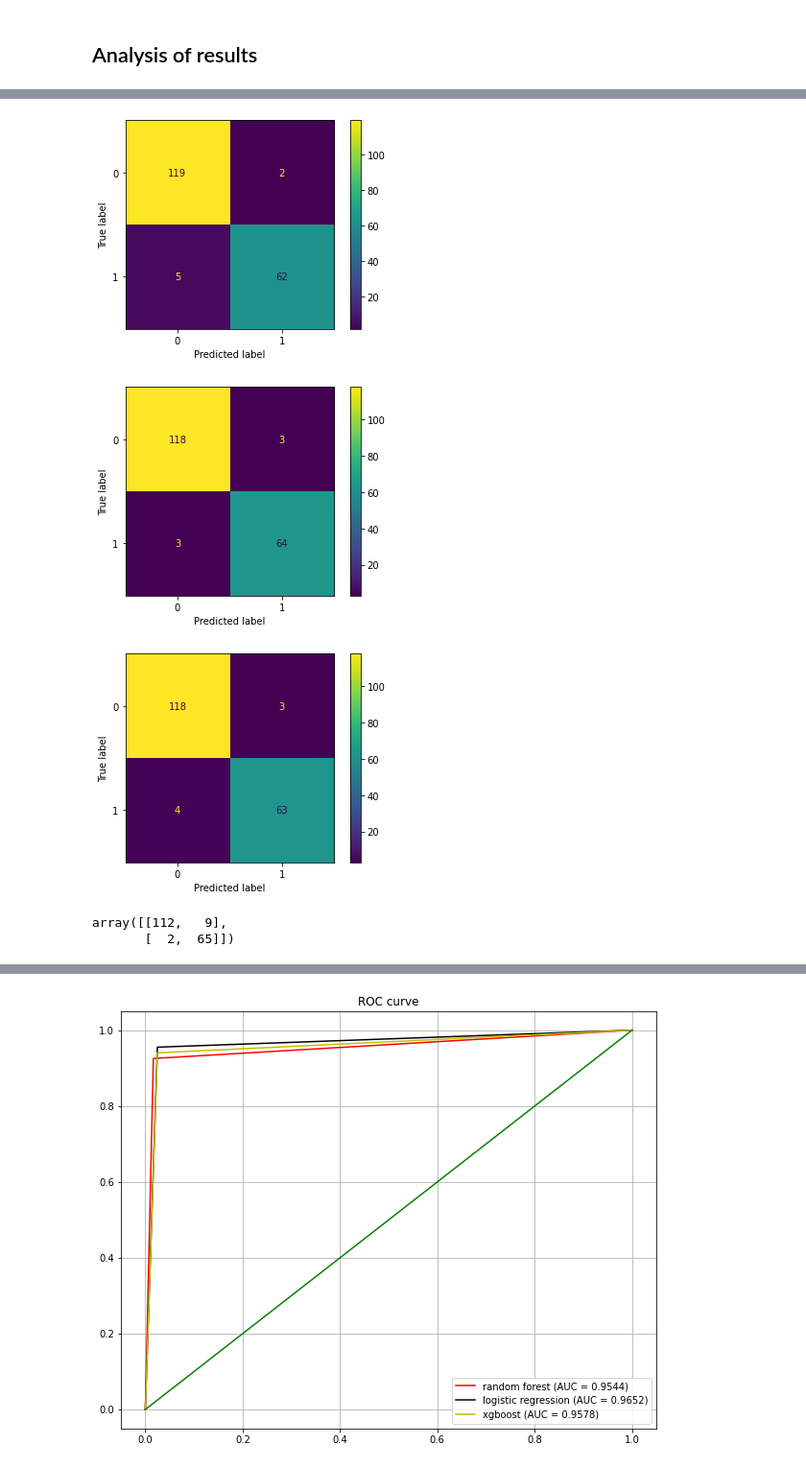
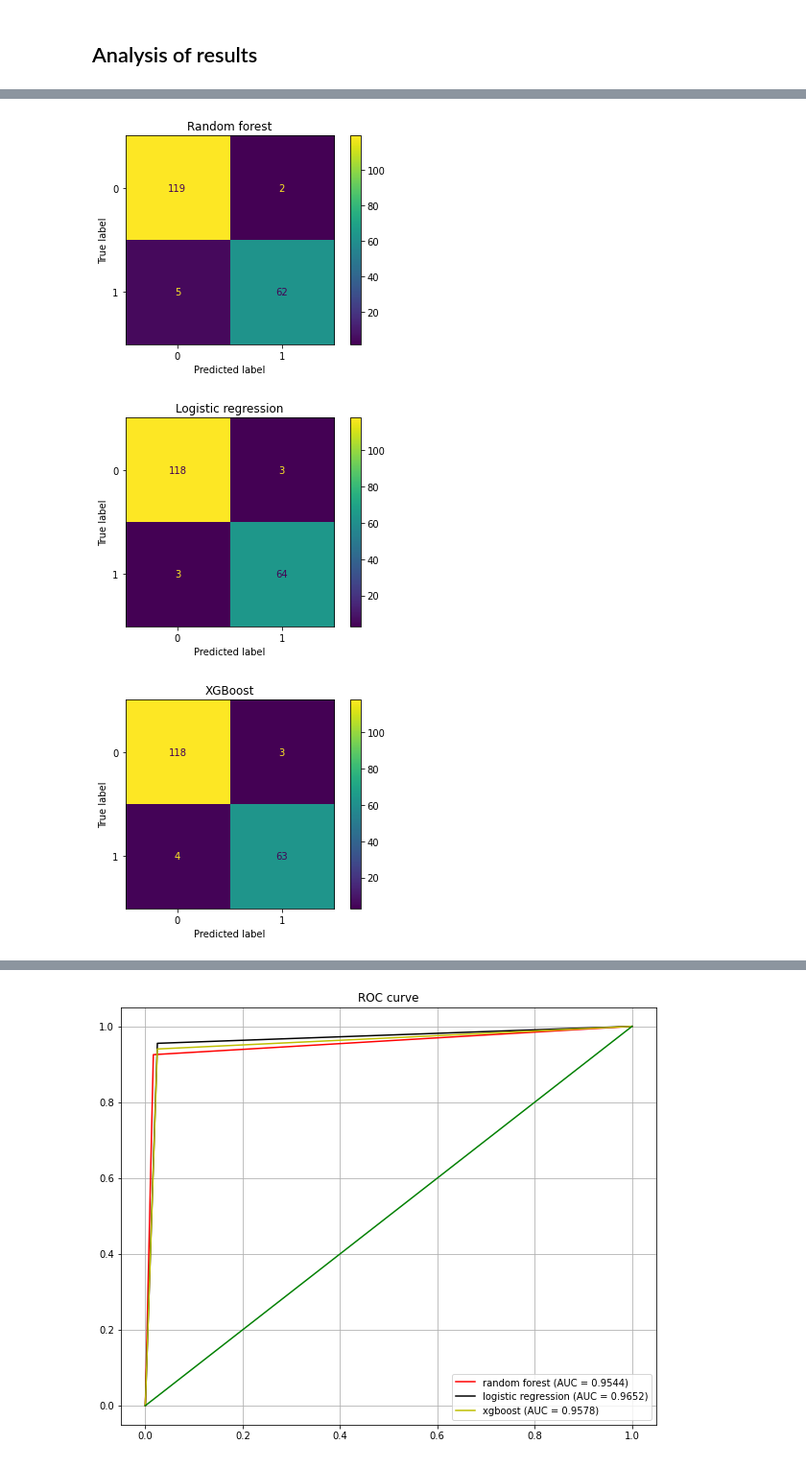
Before and after one commit to KurmangazyKarabekov/Breast-Cancer-classificatin, a Jupyter notebook: breast-cancer-classification.ipynb, the cells around one changed output, grey strips where cells are left out. Shown at 96% size. Saved outputs shown, nothing was run; the diff lists cells and outputs as text; code cells hidden in the pictures.

```diff
--- a/breast-cancer-classification.ipynb
+++ b/breast-cancer-classification.ipynb
@@ -289,20 +288,17 @@ disp_forest = ConfusionMatrixDisplay(confusion_matrix=cm_forest,display_labels=c
 disp_logreg = ConfusionMatrixDisplay(confusion_matrix=cm_logreg,display_labels=clf_log.classes_)
 disp_xgb = ConfusionMatrixDisplay(confusion_matrix=cm_xgb,display_labels=clf_xgb.classes_)
 # %%
+labels = ['Random forest','Logistic regression','XGBoost']
 disp = [disp_forest,disp_logreg,disp_xgb]
-for i in disp:
+for i,l in zip(disp,labels):
     i.plot()
+    plt.title(l)
     plt.show()
 # %% [output]
-[figure, old version]
+[figure, new version]
-[figure, old version]
+[figure, new version]
-[figure, old version]
+[figure, new version]
 # %%
 cm_nn = confusion_matrix(y_test, np.rint(predict))
 
 disp_nn = ConfusionMatrixDisplay(confusion_matrix=cm_nn)
-# %%
-cm_nn
-# %% [output]
-array([[112,   9],
-       [  2,  65]])
```
Also changed, not shown: parts of 10 cells of this notebook.
